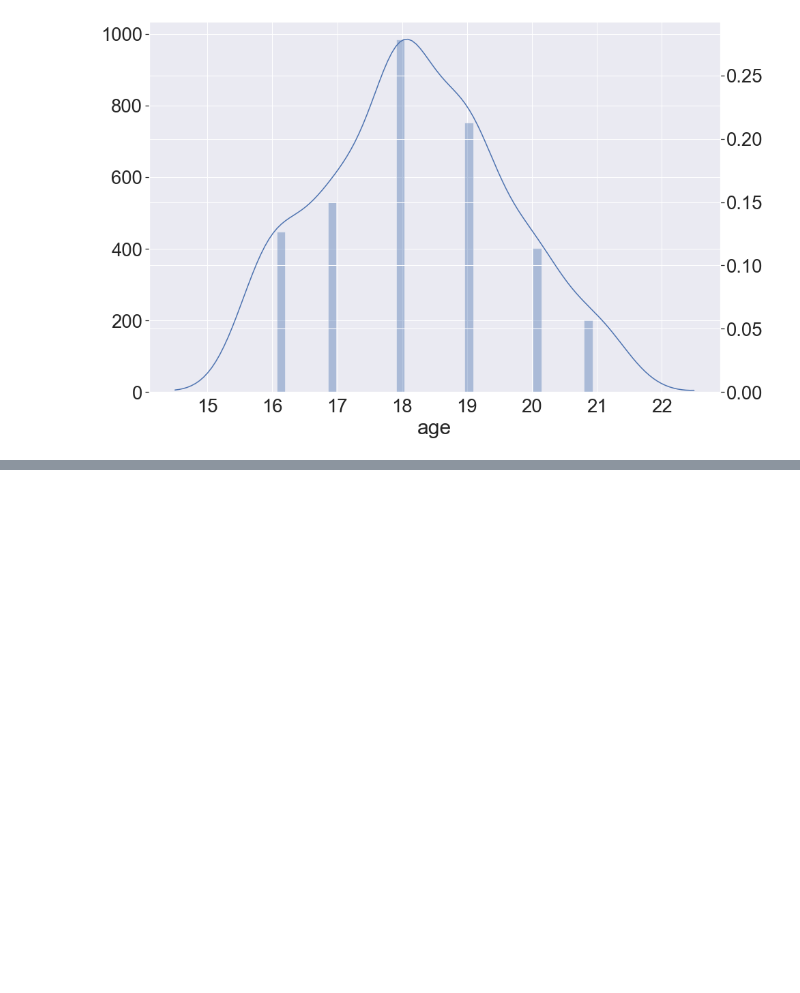
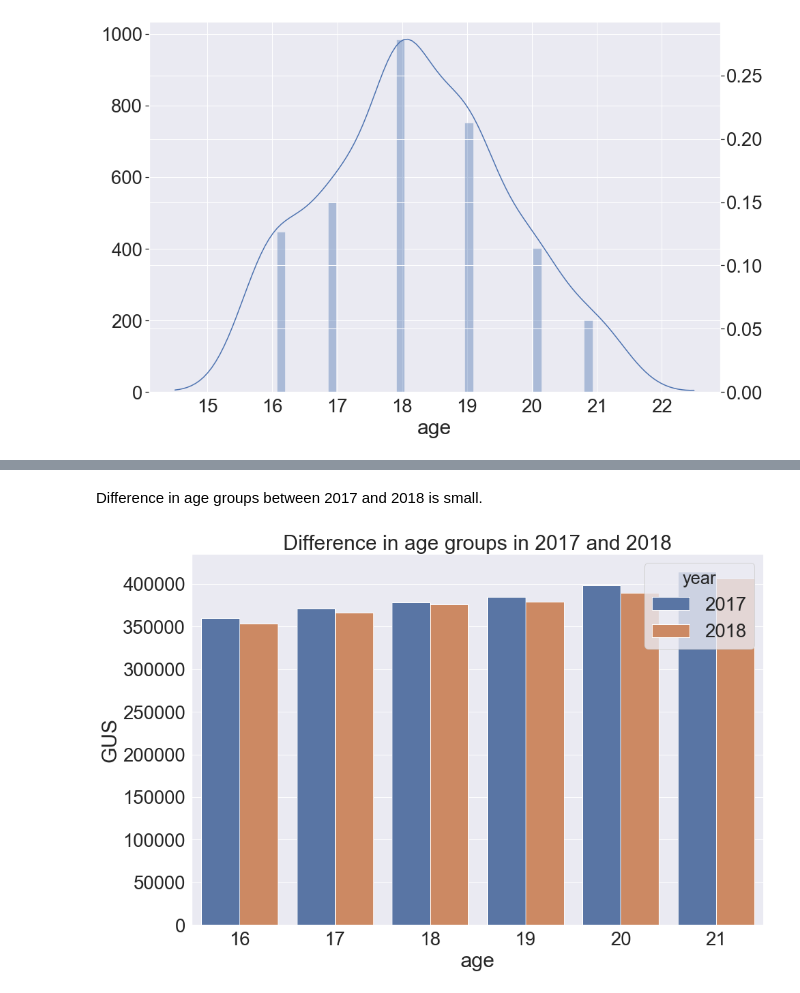
Before and after one commit to krassowska/scouts-and-ticks, a Jupyter notebook: Demographics.ipynb, the cells around one changed output, grey strips where cells are left out. Saved outputs shown, nothing was run; the diff lists cells and outputs as text; code cells hidden in the pictures; blank space fills up the shorter version.

```diff
--- a/Demographics.ipynb
+++ b/Demographics.ipynb
@@ -119,0 +198,10 @@ sns.distplot(g.age, hist=False, ax=ax2, kde_kws={'bw': .5});
+# %% [markdown]
+Difference in age groups between 2017 and 2018 is small.
+# %%
+sns.barplot(
+    x="age", y="GUS", hue="year",
+    data=GUS_age_compare,
+)
+labels(title="Difference in age groups in 2017 and 2018")
+# %% [output]
+[figure, added]
```
Also changed, not shown: parts of 20 cells of this notebook, 1 other file.
